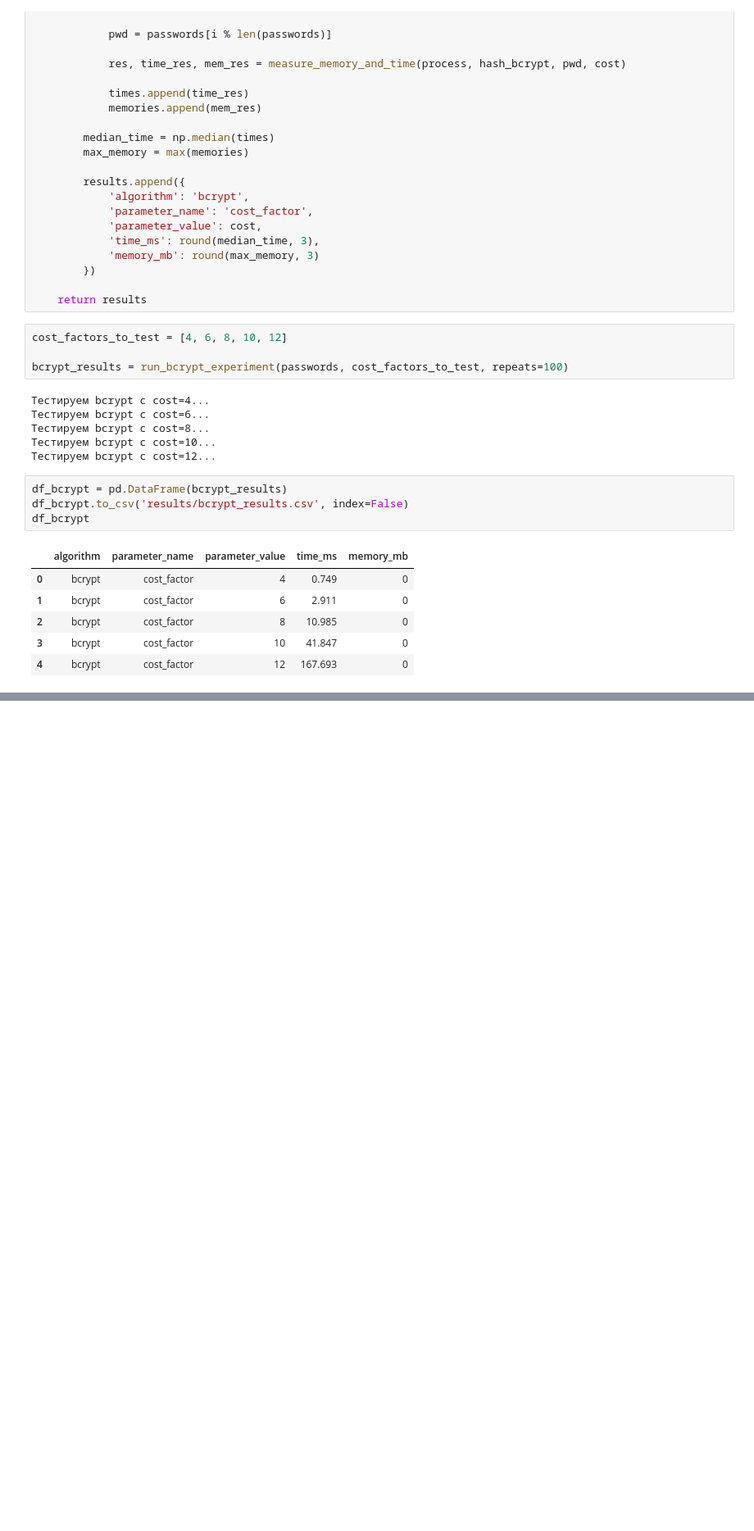
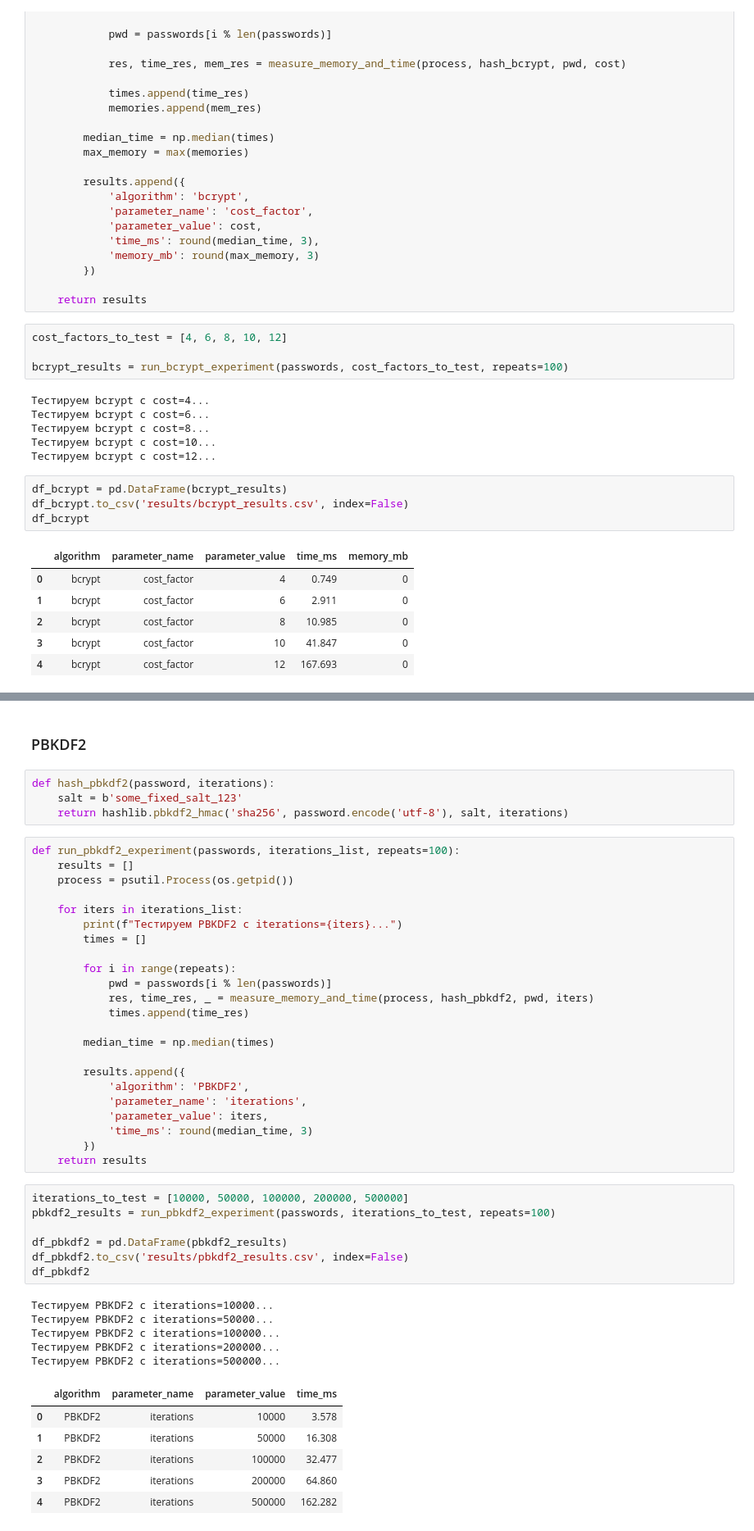
Before and after one commit to mosheadd/KR-NI-02, a Jupyter notebook: experiments/experiment.ipynb, the cells around one changed output, grey strips where cells are left out. Shown at 82% size. Saved outputs shown, nothing was run; the diff lists cells and outputs as text; blank space fills up the shorter version.

```diff
--- a/experiments/experiment.ipynb
+++ b/experiments/experiment.ipynb
@@ -109,0 +163,48 @@ df_bcrypt
+# %% [markdown]
+### PBKDF2
+# %%
+def hash_pbkdf2(password, iterations):
+    salt = b'some_fixed_salt_123'
+    return hashlib.pbkdf2_hmac('sha256', password.encode('utf-8'), salt, iterations)
+# %%
+def run_pbkdf2_experiment(passwords, iterations_list, repeats=100):
+    results = []
+    process = psutil.Process(os.getpid())
+
+    for iters in iterations_list:
+        print(f"Тестируем PBKDF2 с iterations={iters}...")
+        times = []
+
+        for i in range(repeats):
+            pwd = passwords[i % len(passwords)]
+            res, time_res, _ = measure_memory_and_time(process, hash_pbkdf2, pwd, iters)
+            times.append(time_res)
+
+        median_time = np.median(times)
+
+        results.append({
+            'algorithm': 'PBKDF2',
+            'parameter_name': 'iterations',
+            'parameter_value': iters,
+            'time_ms': round(median_time, 3)
+        })
+    return results
+# %%
+iterations_to_test = [10000, 50000, 100000, 200000, 500000]
+pbkdf2_results = run_pbkdf2_experiment(passwords, iterations_to_test, repeats=100)
+
+df_pbkdf2 = pd.DataFrame(pbkdf2_results)
+df_pbkdf2.to_csv('results/pbkdf2_results.csv', index=False)
+df_pbkdf2
+# %% [output]
+Тестируем PBKDF2 с iterations=10000...
+Тестируем PBKDF2 с iterations=50000...
+Тестируем PBKDF2 с iterations=100000...
+Тестируем PBKDF2 с iterations=200000...
+Тестируем PBKDF2 с iterations=500000...
+|  | algorithm | parameter_name | parameter_value | time_ms |
+| 0 | PBKDF2 | iterations | 10000 | 3.578 |
+| 1 | PBKDF2 | iterations | 50000 | 16.308 |
+| 2 | PBKDF2 | iterations | 100000 | 32.477 |
+| 3 | PBKDF2 | iterations | 200000 | 64.860 |
+| 4 | PBKDF2 | iterations | 500000 | 162.282 |
```
Also changed, not shown: parts of 8 cells of this notebook.
